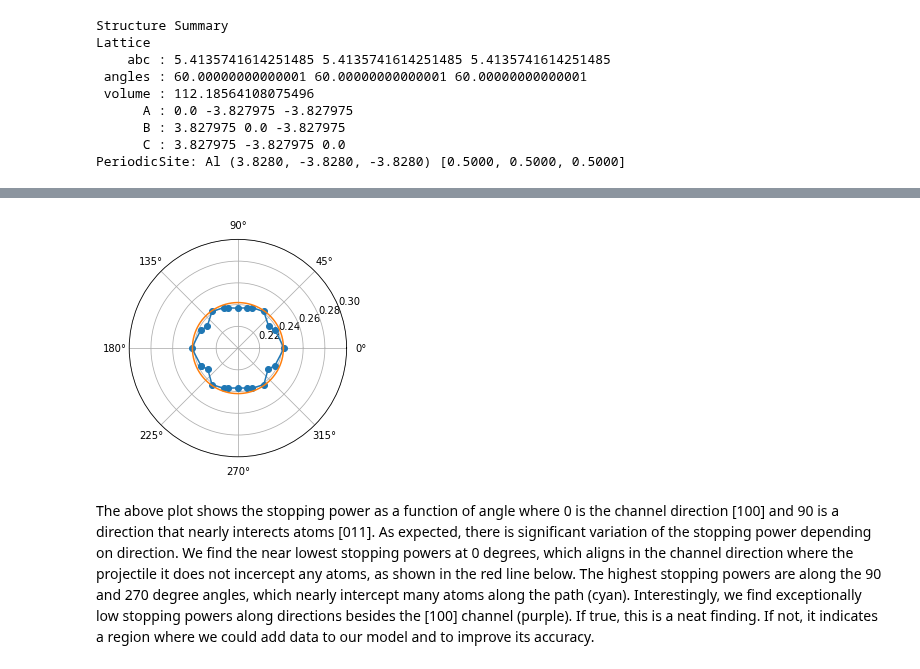
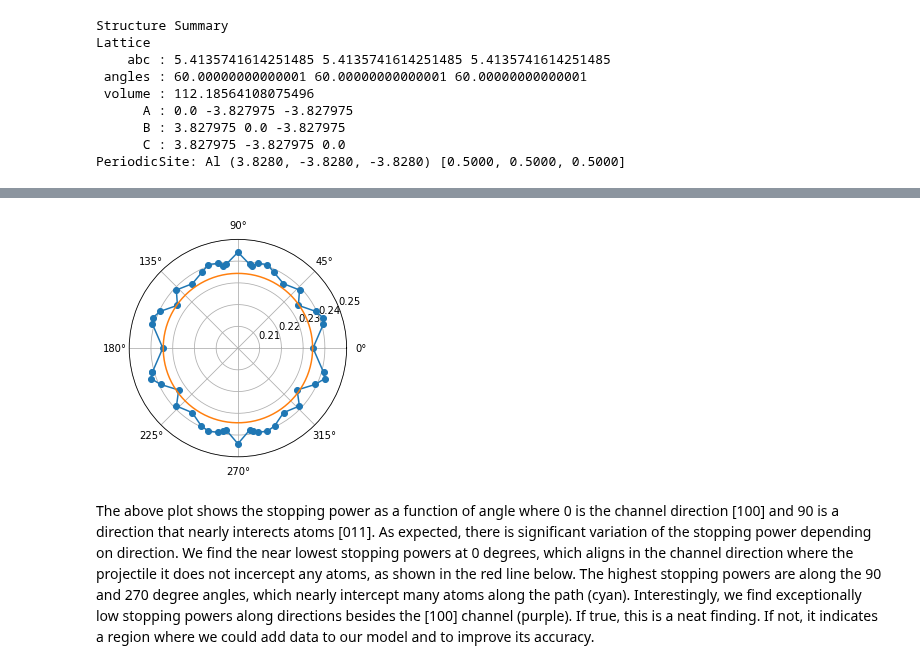
Before and after one commit to globus-labs/stopping-power-ml, a Jupyter notebook: single-velocity/2_evaluate-direction-dependence.ipynb, the cells around one changed output, grey strips where cells are left out. Drawn from its saved outputs; the diff is of its cells as text; code cells hidden in the pictures.

```diff
--- a/single-velocity/2_evaluate-direction-dependence.ipynb
+++ b/single-velocity/2_evaluate-direction-dependence.ipynb
@@ -399,7 +400,7 @@ def generate_directions(max_length=4, vector1=[1,0,0], vector2=[0,1,1]):
     angles = [np.arctan2(np.dot(vector2,d)/np.linalg.norm(vector2),
                          np.dot(vector1,d)/np.linalg.norm(vector1)) for d in dirs]
     return zip(*sorted(zip(dirs,angles), key=lambda x: x[1]))
-dirs, angles = generate_directions(4)
+dirs, angles = generate_directions(6)
 # %%
 traj_computer.prim_strc
 # %% [output]
@@ -434,18 +435,18 @@ stopping_power = [s[0] for s in stopping_power_results]
 # %%
 ax = plt.subplot(111, projection='polar')
 fig = plt.gcf()
 
 ax.plot(angles + angles[:1], stopping_power + stopping_power[:1], marker='o')
 
 # Plot the 'channel value'
 ax.plot(np.linspace(0, 2*np.pi, 100), [ml_stopping_new,]*100)
-ax.set_rmax(0.3)
+ax.set_rmax(0.25)
 ax.set_rmin(0.2)#min(stopping_power) * 0.99)
 
 fig.set_size_inches(4, 4)
 fig.savefig(os.path.join('figures', 'rotation-in-110-plane.png'), dpi=320)
 # %% [output]
-[figure, old version]
+[figure, new version]
 # %% [markdown]
 The above plot shows the stopping power as a function of angle where 0 is the channel direction [100] and 90 is a direction that nearly interects atoms [011]. As expected, there is significant variation of the stopping power depending on direction. We find the near lowest stopping powers at 0 degrees, which aligns in the channel direction where the projectile it does not incercept any atoms, as shown in the red line below. The highest stopping powers are along the 90 and 270 degree angles, which nearly intercept many atoms along the path (cyan). Interestingly, we find exceptionally low stopping powers along directions besides the [100] channel (purple). If true, this is a neat finding. If not, it indicates a region where we could add data to our model and to improve its accuracy.
 # %%
```
Also changed, not shown: parts of 16 cells of this notebook, 12 other files.
